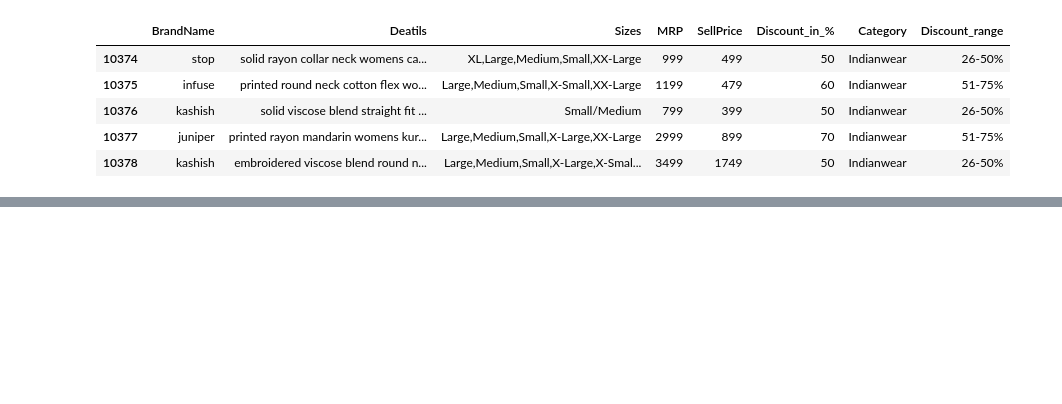
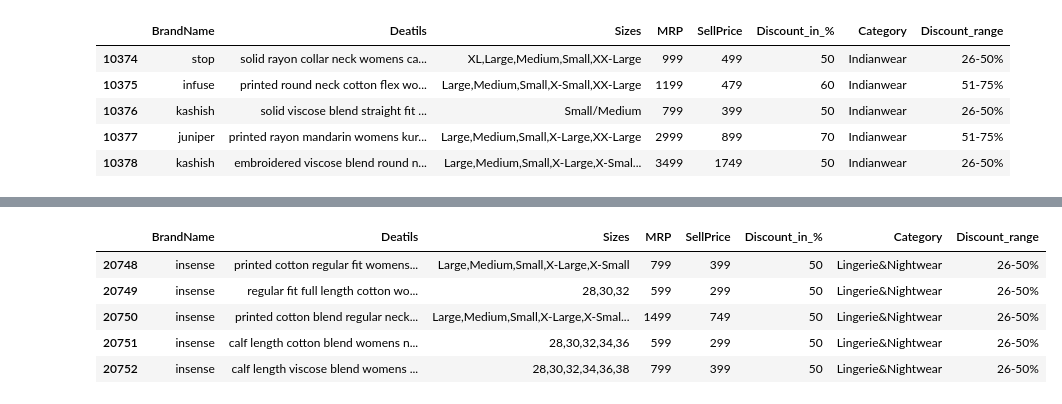
Before and after one commit to Sanjayme049/EDA, a Jupyter notebook: DataSet_Practice_1.ipynb, the cells around one changed output, grey strips where cells are left out. Drawn from its saved outputs; the diff is of its cells as text; code cells hidden in the pictures; blank space fills up the shorter version.

```diff
--- a/DataSet_Practice_1.ipynb
+++ b/DataSet_Practice_1.ipynb
@@ -543,0 +558,9 @@ Category_indianwear.head()
+# %%
+category_LingerieNightwear.head()
+# %% [output]
+|  | BrandName | Deatils | Sizes | MRP | SellPrice | Discount_in_% | Category | Discount_range |
+| 20748 | insense | printed cotton regular fit womens... | Large,Medium,Small,X-Large,X-Small | 799 | 399 | 50 | Lingerie&Nightwear | 26-50% |
+| 20749 | insense | regular fit full length cotton wo... | 28,30,32 | 599 | 299 | 50 | Lingerie&Nightwear | 26-50% |
+| 20750 | insense | printed cotton blend regular neck... | Large,Medium,Small,X-Large,X-Smal... | 1499 | 749 | 50 | Lingerie&Nightwear | 26-50% |
+| 20751 | insense | calf length cotton blend womens n... | 28,30,32,34,36 | 599 | 299 | 50 | Lingerie&Nightwear | 26-50% |
+| 20752 | insense | calf length viscose blend womens ... | 28,30,32,34,36,38 | 799 | 399 | 50 | Lingerie&Nightwear | 26-50% |
```
Also changed, not shown: parts of 12 cells of this notebook.
